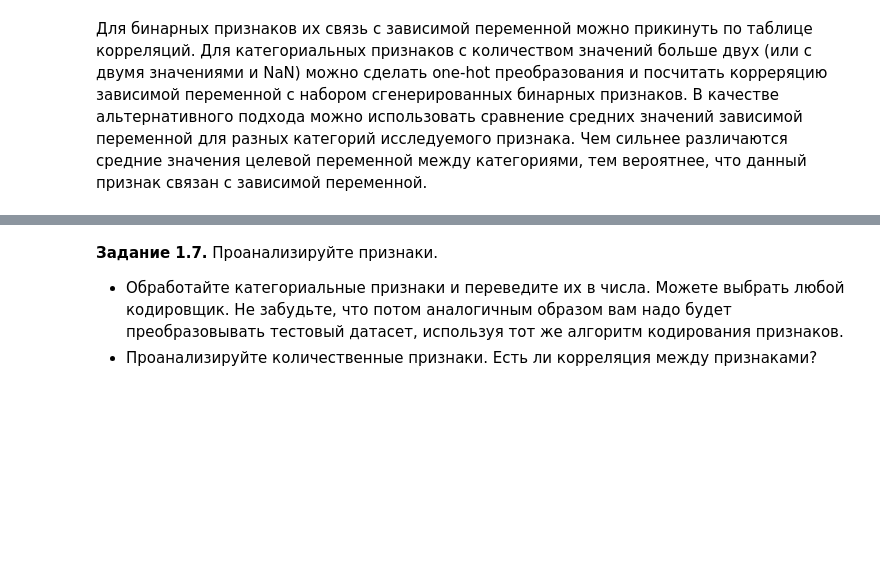
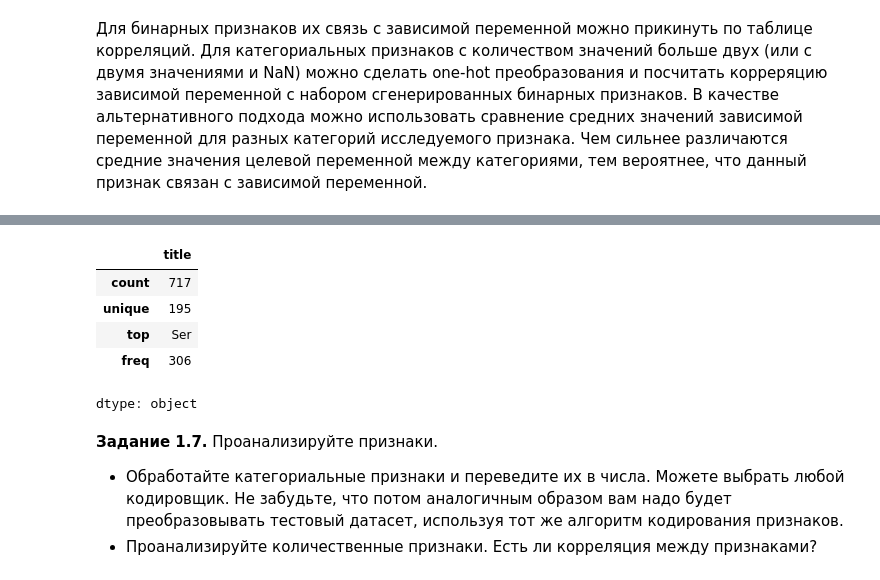
Before and after one commit to Urmatbekow/30github, a Jupyter notebook: week_01_ml_intro/Homework/hw_1_game_of_thrones.ipynb, the cells around one changed output, grey strips where cells are left out. Cells and saved outputs as stored; diff of their text form; code cells hidden in the pictures; blank space fills up the shorter version.

```diff
--- a/week_01_ml_intro/Homework/hw_1_game_of_thrones.ipynb
+++ b/week_01_ml_intro/Homework/hw_1_game_of_thrones.ipynb
@@ -394,3 +401,12 @@ data.describe(include = ['object', 'float64']).T[['count', 'min', 'max']].assign
+# %%
+data['title'].describe()
+# %% [output]
+|  | title |
+| count | 717 |
+| unique | 195 |
+| top | Ser |
+| freq | 306 |
+dtype: object
 # %% [markdown]
 **Задание 1.7.** Проанализируйте признаки.
   * Обработайте категориальные признаки и переведите их в числа. Можете выбрать любой кодировщик. Не забудьте, что потом аналогичным образом вам надо будет преобразовывать тестовый датасет, используя тот же алгоритм кодирования признаков.
```
Also changed, not shown: parts of 2 cells of this notebook.
